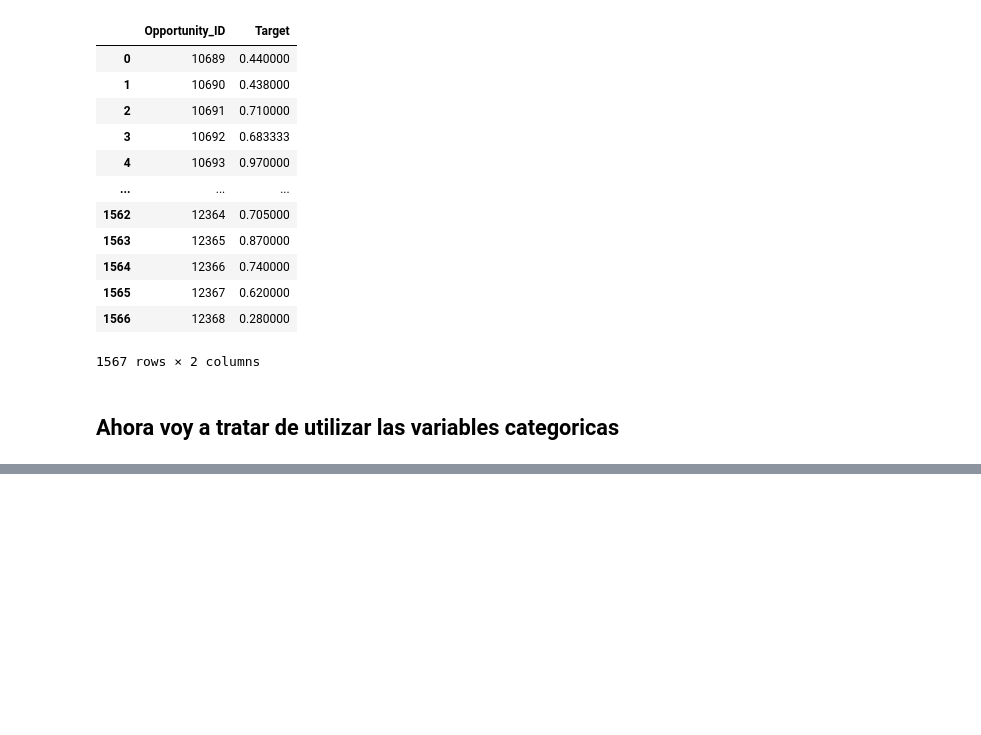
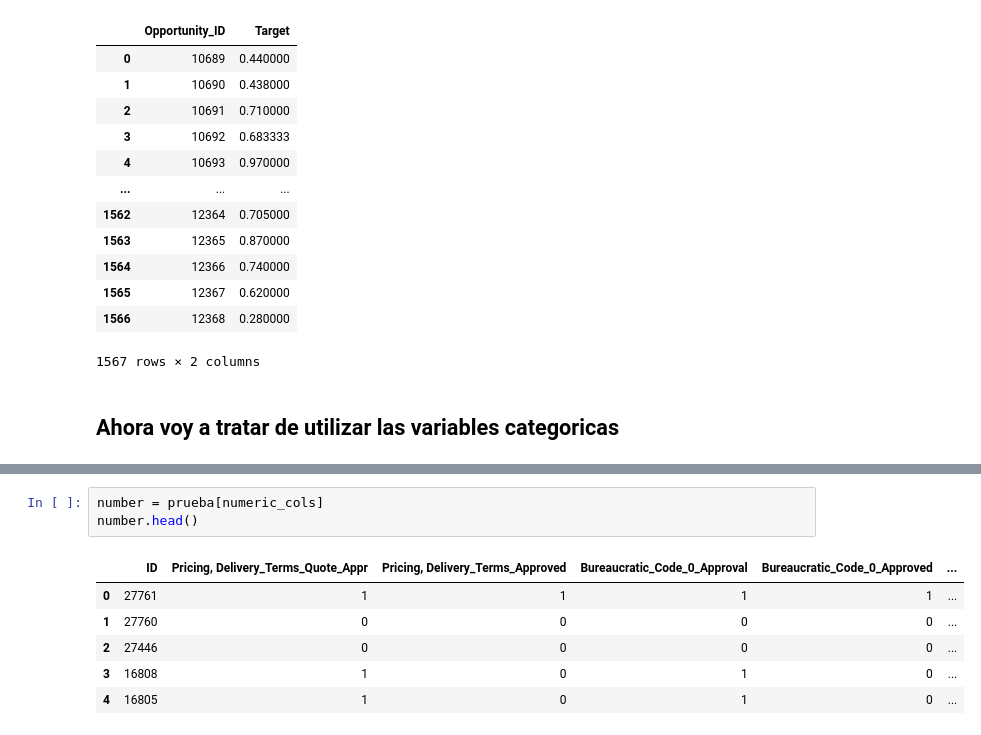
Before and after one commit to Fiuba-Big-Data-Analytics/Fiuba-Big-Data-Analytics-TPs, a Jupyter notebook: Tp 2/Modelos/RandomForest 1.ipynb, the cells around one changed output, grey strips where cells are left out. Saved outputs shown, nothing was run; the diff lists cells and outputs as text; blank space fills up the shorter version.

```diff
--- a/Tp 2/Modelos/RandomForest 1.ipynb
+++ b/Tp 2/Modelos/RandomForest 1.ipynb
@@ -237,0 +299,10 @@ final.reset_index()
+# %%
+number = prueba[numeric_cols]
+number.head()
+# %% [output]
+|  | ID | Pricing, Delivery_Terms_Quote_Appr | Pricing, Delivery_Terms_Approved | Bureaucratic_Code_0_Approval | Bureaucratic_Code_0_Approved | ... |
+| 0 | 27761 | 1 | 1 | 1 | 1 | ... |
+| 1 | 27760 | 0 | 0 | 0 | 0 | ... |
+| 2 | 27446 | 0 | 0 | 0 | 0 | ... |
+| 3 | 16808 | 1 | 0 | 1 | 0 | ... |
+| 4 | 16805 | 1 | 0 | 1 | 0 | ... |
```
Also changed, not shown: parts of 11 cells of this notebook, 1 other file.
